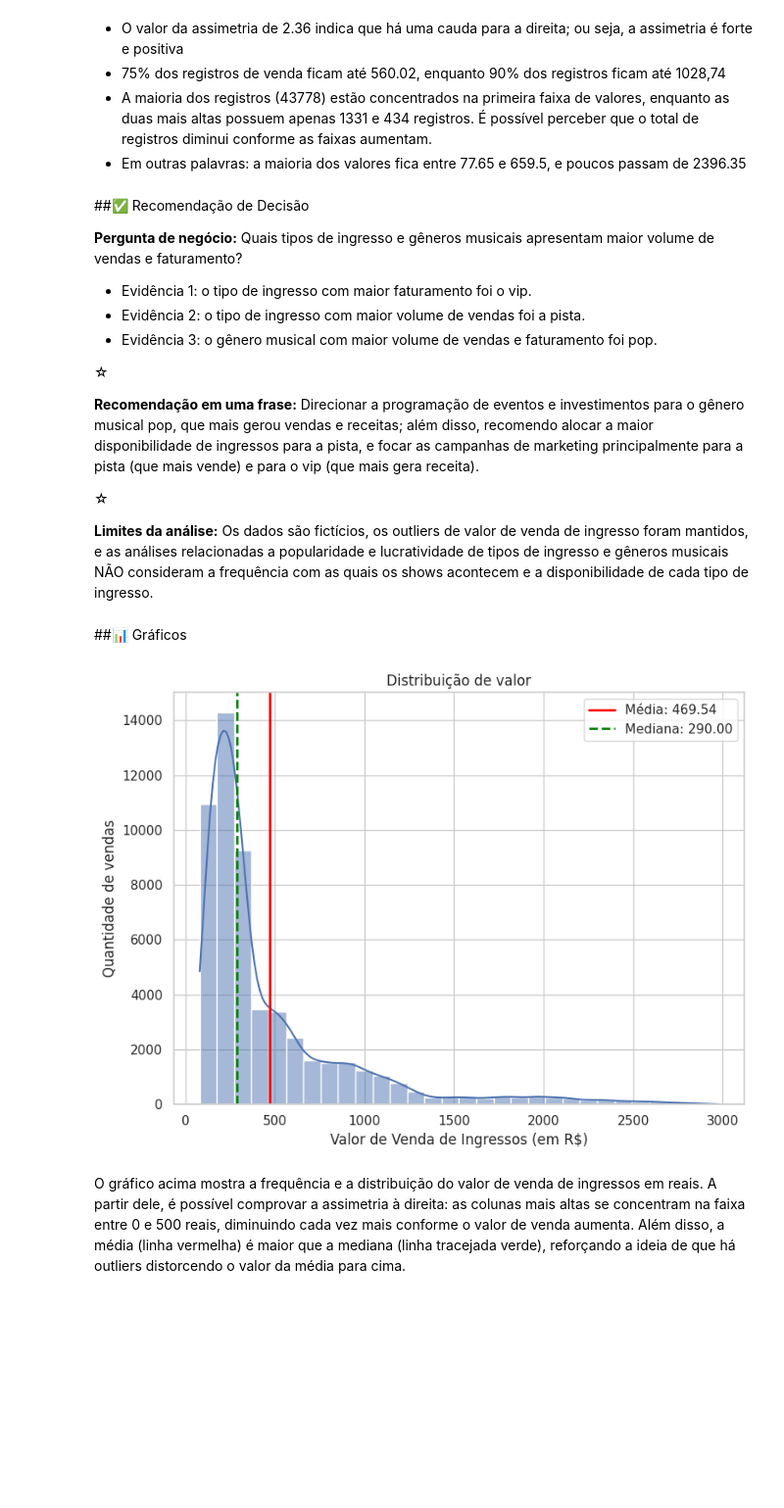
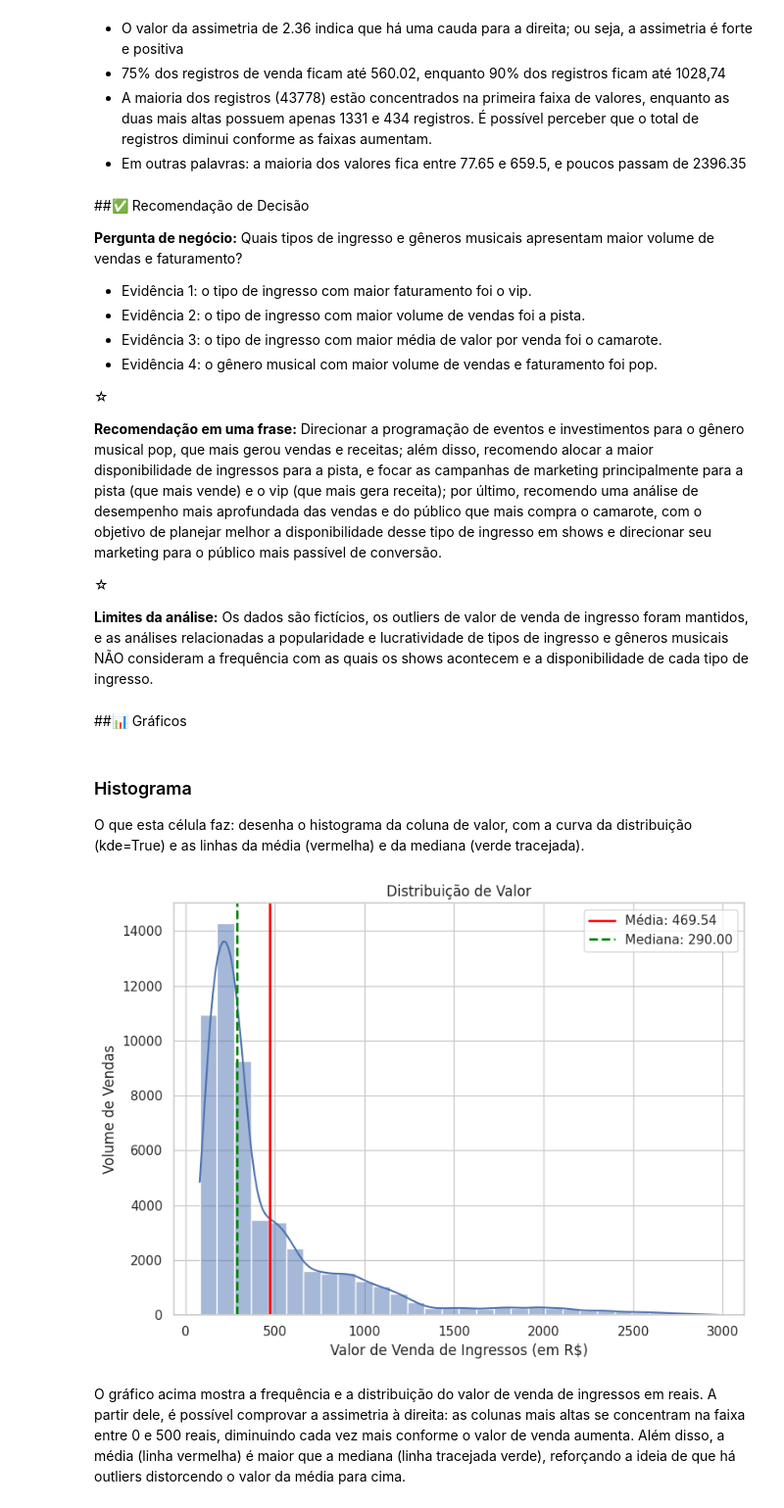
Before and after one commit to sugarfreecat/festival-musica, a Jupyter notebook: notebooks/01_analise_exploratoria_vendas.ipynb, the cells around one changed output. Shown at 98% size. Cells and saved outputs as stored; diff of their text form; code cells hidden in the pictures; blank space fills up the shorter version.

```diff
--- a/notebooks/01_analise_exploratoria_vendas.ipynb
+++ b/notebooks/01_analise_exploratoria_vendas.ipynb
@@ -436,29 +436,33 @@ dtype: int64
 
 - Evidência 1: o tipo de ingresso com maior faturamento foi o vip.
 - Evidência 2: o tipo de ingresso com maior volume de vendas foi a pista.
-- Evidência 3: o gênero musical com maior volume de vendas e faturamento foi pop.
+- Evidência 3: o tipo de ingresso com maior média de valor por venda foi o camarote.
+- Evidência 4: o gênero musical com maior volume de vendas e faturamento foi pop.
 
 ☆
 
-**Recomendação em uma frase:** Direcionar a programação de eventos e investimentos para o gênero musical pop, que mais gerou vendas e receitas; além disso, recomendo alocar a maior disponibilidade de ingressos para a pista, e focar as campanhas de marketing principalmente para a pista (que mais vende) e para o vip (que mais gera receita).
+**Recomendação em uma frase:** Direcionar a programação de eventos e investimentos para o gênero musical pop, que mais gerou vendas e receitas; além disso, recomendo alocar a maior disponibilidade de ingressos para a pista, e focar as campanhas de marketing principalmente para a pista (que mais vende) e o vip (que mais gera receita); por último, recomendo uma análise de desempenho mais aprofundada das vendas e do público que mais compra o camarote, com o objetivo de planejar melhor a disponibilidade desse tipo de ingresso em shows e direcionar seu marketing para o público mais passível de conversão.
 
 ☆
 
 **Limites da análise:** Os dados são fictícios, os outliers de valor de venda de ingresso foram mantidos, e as análises relacionadas a popularidade e lucratividade de tipos de ingresso e gêneros musicais NÃO consideram a frequência com as quais os shows acontecem e a disponibilidade de cada tipo de ingresso.
 # %% [markdown]
 ##📊 Gráficos
+# %% [markdown]
+### Histograma
+O que esta célula faz: desenha o histograma da coluna de valor, com a curva da distribuição (kde=True) e as linhas da média (vermelha) e da mediana (verde tracejada).
 # %%
 # Histograma: como os valores se distribuem, com a curva da distribuição e as linhas de média e mediana.
 sns.histplot(serie_numerica.dropna(), bins=30, kde=True)
 plt.axvline(serie_numerica.mean(), color="red", linestyle="-", linewidth=2, label=f"Média: {serie_numerica.mean():.2f}")
 plt.axvline(serie_numerica.median(), color="green", linestyle="--", linewidth=2, label=f"Mediana: {serie_numerica.median():.2f}")
-plt.title(f"Distribuição de {COLUNA_NUMERICA}")
+plt.title(f"Distribuição de {COLUNA_NUMERICA.capitalize()}")
 plt.xlabel("Valor de Venda de Ingressos (em R$)")
-plt.ylabel("Quantidade de vendas")
+plt.ylabel("Volume de Vendas")
 plt.legend()
 plt.tight_layout()
 plt.show()
 # %% [output]
-[figure, old version]
+[figure, new version]
 # %% [markdown]
 O gráfico acima mostra a frequência e a distribuição do valor de venda de ingressos em reais. A partir dele, é possível comprovar a assimetria à direita: as colunas mais altas se concentram na faixa entre 0 e 500 reais, diminuindo cada vez mais conforme o valor de venda aumenta. Além disso, a média (linha vermelha) é maior que a mediana (linha tracejada verde), reforçando a ideia de que há outliers distorcendo o valor da média para cima.
```
Also changed, not shown: parts of 3 cells of this notebook.
